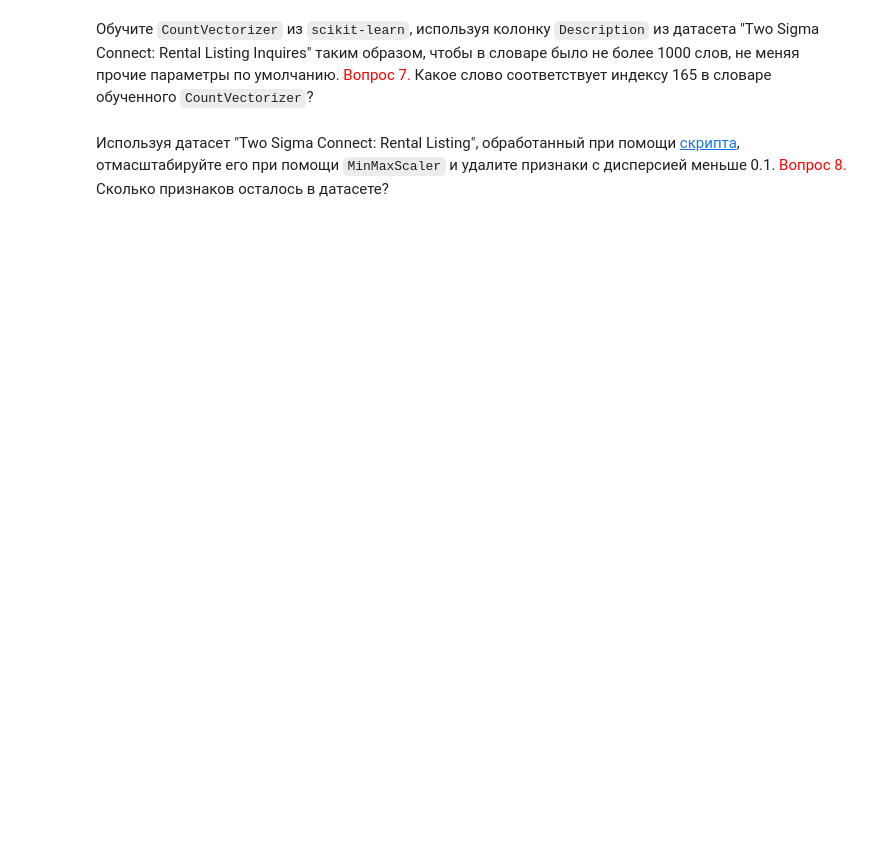
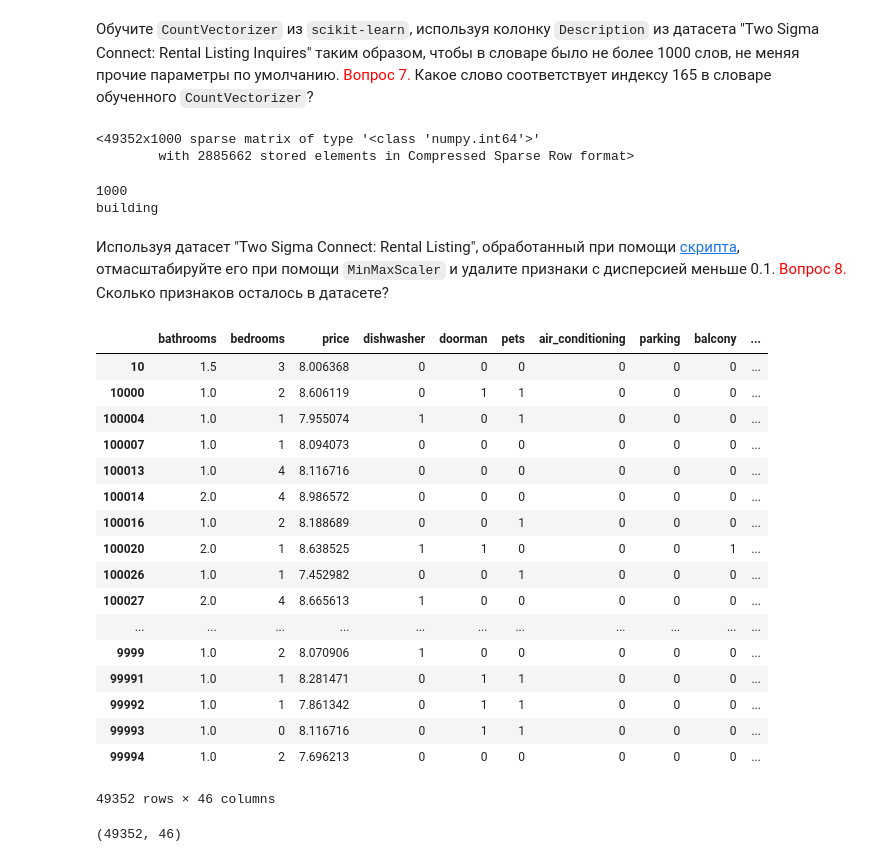
Before and after one commit to babay2/ml_homework, a Jupyter notebook: hw6_features.ipynb, the cells around one changed output. Drawn from its saved outputs; the diff is of its cells as text; code cells hidden in the pictures; blank space fills up the shorter version.

```diff
--- a/hw6_features.ipynb
+++ b/hw6_features.ipynb
@@ -100,3 +110,18 @@ memory usage: 6.0+ MB
+# %%
+from sklearn.feature_extraction.text import CountVectorizer
+vect = CountVectorizer(max_features=1000)
+vect.fit_transform(data.description)
+# %% [output]
+<49352x1000 sparse matrix of type '<class 'numpy.int64'>'
+        with 2885662 stored elements in Compressed Sparse Row format>
+# %%
+print(len(vect.vocabulary_))
+for k, v in vect.vocabulary_.items():
+    if v==165:
+        print(k)
+# %% [output]
+1000
+building
 # %% [markdown]
 Используя датасет "Two Sigma Connect: Rental Listing", обработанный при помощи [скрипта](https://github.com/Yorko/mlcourse_open/blob/master/jupyter_notebooks/topic6_features/demo.py), отмасштабируйте его при помощи ``MinMaxScaler`` и удалите признаки с дисперсией меньше 0.1.
 <font color='red'>Вопрос 8.</font> Сколько признаков осталось в датасете?
@@ -104,0 +233,23 @@ memory usage: 6.0+ MB
+# %%
+X_data, y_data = get_data()
+# %%
+X_data
+# %% [output]
+|  | bathrooms | bedrooms | price | dishwasher | doorman | pets | air_conditioning | parking | balcony | ... |
+| 10 | 1.5 | 3 | 8.006368 | 0 | 0 | 0 | 0 | 0 | 0 | ... |
+| 10000 | 1.0 | 2 | 8.606119 | 0 | 1 | 1 | 0 | 0 | 0 | ... |
+| 100004 | 1.0 | 1 | 7.955074 | 1 | 0 | 1 | 0 | 0 | 0 | ... |
+| 100007 | 1.0 | 1 | 8.094073 | 0 | 0 | 0 | 0 | 0 | 0 | ... |
+| 100013 | 1.0 | 4 | 8.116716 | 0 | 0 | 0 | 0 | 0 | 0 | ... |
+| 100014 | 2.0 | 4 | 8.986572 | 0 | 0 | 0 | 0 | 0 | 0 | ... |
+| 100016 | 1.0 | 2 | 8.188689 | 0 | 0 | 1 | 0 | 0 | 0 | ... |
+| 100020 | 2.0 | 1 | 8.638525 | 1 | 1 | 0 | 0 | 0 | 1 | ... |
+| 100026 | 1.0 | 1 | 7.452982 | 0 | 0 | 1 | 0 | 0 | 0 | ... |
+| 100027 | 2.0 | 4 | 8.665613 | 1 | 0 | 0 | 0 | 0 | 0 | ... |
+| ... | ... | ... | ... | ... | ... | ... | ... | ... | ... | ... |
+| 9999 | 1.0 | 2 | 8.070906 | 1 | 0 | 0 | 0 | 0 | 0 | ... |
+| 99991 | 1.0 | 1 | 8.281471 | 0 | 1 | 1 | 0 | 0 | 0 | ... |
+| 99992 | 1.0 | 1 | 7.861342 | 0 | 1 | 1 | 0 | 0 | 0 | ... |
+| 99993 | 1.0 | 0 | 8.116716 | 0 | 1 | 1 | 0 | 0 | 0 | ... |
+| 99994 | 1.0 | 2 | 7.696213 | 0 | 0 | 0 | 0 | 0 | 0 | ... |
+49352 rows × 46 columns
@@ -104,0 +261,4 @@ memory usage: 6.0+ MB
+# %%
+X_data_minmax.shape
+# %% [output]
+(49352, 46)
```
Also changed, not shown: parts of 8 cells of this notebook.
